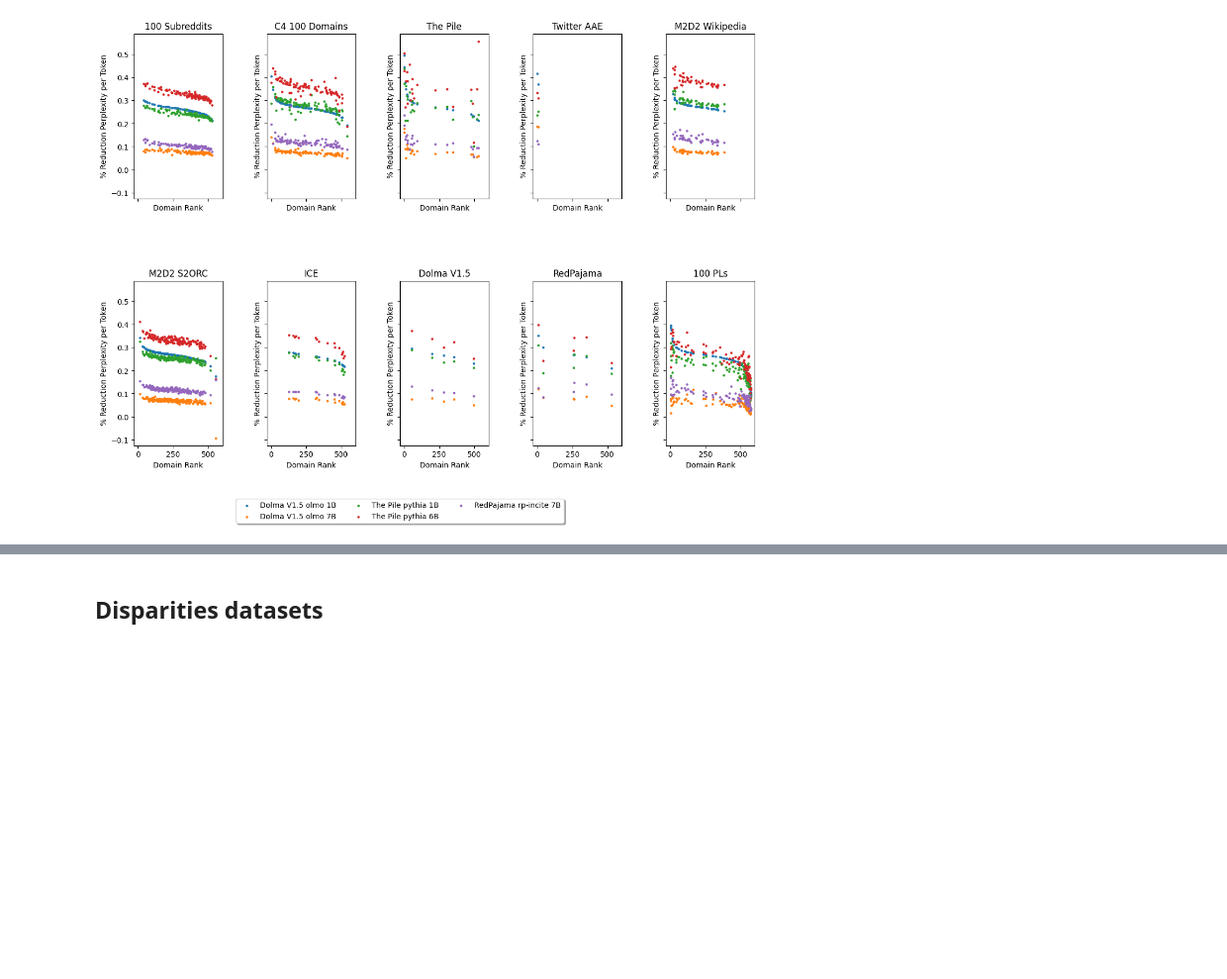
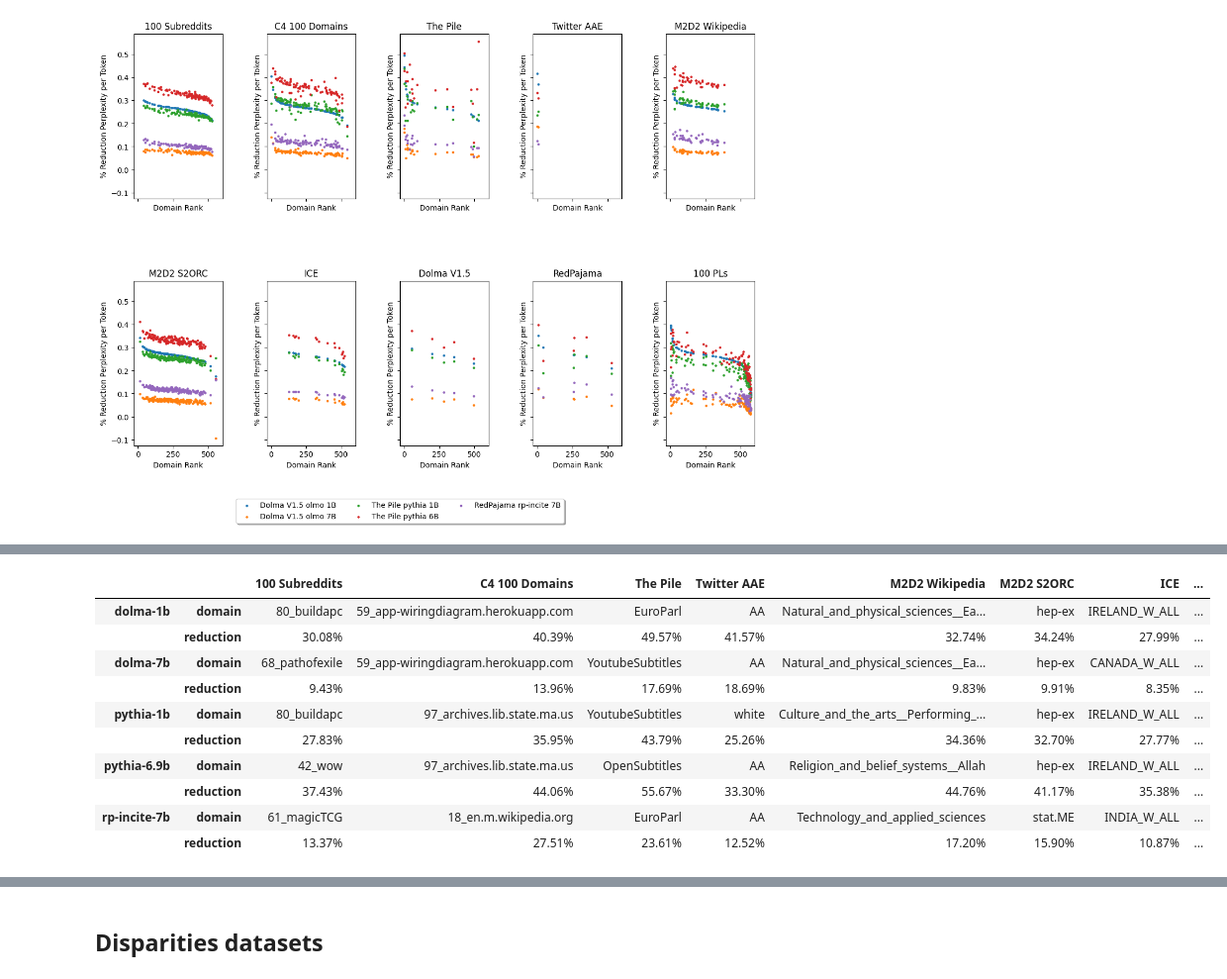
Before and after one commit to allenai/OLMo-Eval, a Jupyter notebook: notebooks/perplexity_suite_paper_visualizations.ipynb.ipynb, the cells around one changed output, grey strips where cells are left out. Shown at 99% size. Saved outputs shown, nothing was run; the diff lists cells and outputs as text; code cells hidden in the pictures; blank space fills up the shorter version.

```diff
--- a/notebooks/perplexity_suite_paper_visualizations.ipynb.ipynb
+++ b/notebooks/perplexity_suite_paper_visualizations.ipynb.ipynb
@@ -1115,0 +1138,33 @@ axs[-1][0].legend(loc='upper center', bbox_to_anchor=(3, -0.3),
+# %%
+def make_multi_index_df_from_dict(data_dict, subcolumn_names):
+    # create a multi-index for the columns and rows
+    columns = pd.MultiIndex.from_product([data_dict.keys(), subcolumn_names])
+    rows = list(name_to_display[task] for task in data_dict[list(data_dict.keys())[0]])
+
+    # create the dataframe
+    df = pd.DataFrame(index=rows, columns=columns)
+
+    # fill in the dataframe with the data
+    for model, tasks in data_dict.items():
+        for task, subcolumns in tasks.items():
+            for subcolumn, value in subcolumns.items():
+                df.loc[name_to_display[task], (model, subcolumn)] = value
+    return df
+
+most_improved_domains_df = make_multi_index_df_from_dict(most_improved_domains, ['domain', 'reduction']).T
+columns = most_improved_domains_df.columns
+most_improved_domains_df[columns[:len(columns)//2-1]].to_latex(os.path.join(TABLES_DIR, 'most_improved_domains_part1.tex'), escape=True)
+most_improved_domains_df[columns[len(columns)//2-1:]].to_latex(os.path.join(TABLES_DIR, 'most_improved_domains_part2.tex'), escape=True)
+most_improved_domains_df
+# %% [output]
+|  |  | 100 Subreddits | C4 100 Domains | The Pile | Twitter AAE | M2D2 Wikipedia | M2D2 S2ORC | ICE | ... |
+| dolma-1b | domain | 80_buildapc | 59_app-wiringdiagram.herokuapp.com | EuroParl | AA | Natural_and_physical_sciences__Ea... | hep-ex | IRELAND_W_ALL | ... |
+|  | reduction | 30.08% | 40.39% | 49.57% | 41.57% | 32.74% | 34.24% | 27.99% | ... |
+| dolma-7b | domain | 68_pathofexile | 59_app-wiringdiagram.herokuapp.com | YoutubeSubtitles | AA | Natural_and_physical_sciences__Ea... | hep-ex | CANADA_W_ALL | ... |
+|  | reduction | 9.43% | 13.96% | 17.69% | 18.69% | 9.83% | 9.91% | 8.35% | ... |
+| pythia-1b | domain | 80_buildapc | 97_archives.lib.state.ma.us | YoutubeSubtitles | white | Culture_and_the_arts__Performing_... | hep-ex | IRELAND_W_ALL | ... |
+|  | reduction | 27.83% | 35.95% | 43.79% | 25.26% | 34.36% | 32.70% | 27.77% | ... |
+| pythia-6.9b | domain | 42_wow | 97_archives.lib.state.ma.us | OpenSubtitles | AA | Religion_and_belief_systems__Allah | hep-ex | IRELAND_W_ALL | ... |
+|  | reduction | 37.43% | 44.06% | 55.67% | 33.30% | 44.76% | 41.17% | 35.38% | ... |
+| rp-incite-7b | domain | 61_magicTCG | 18_en.m.wikipedia.org | EuroParl | AA | Technology_and_applied_sciences | stat.ME | INDIA_W_ALL | ... |
+|  | reduction | 13.37% | 27.51% | 23.61% | 12.52% | 17.20% | 15.90% | 10.87% | ... |
```
Also changed, not shown: parts of 3 cells of this notebook.
